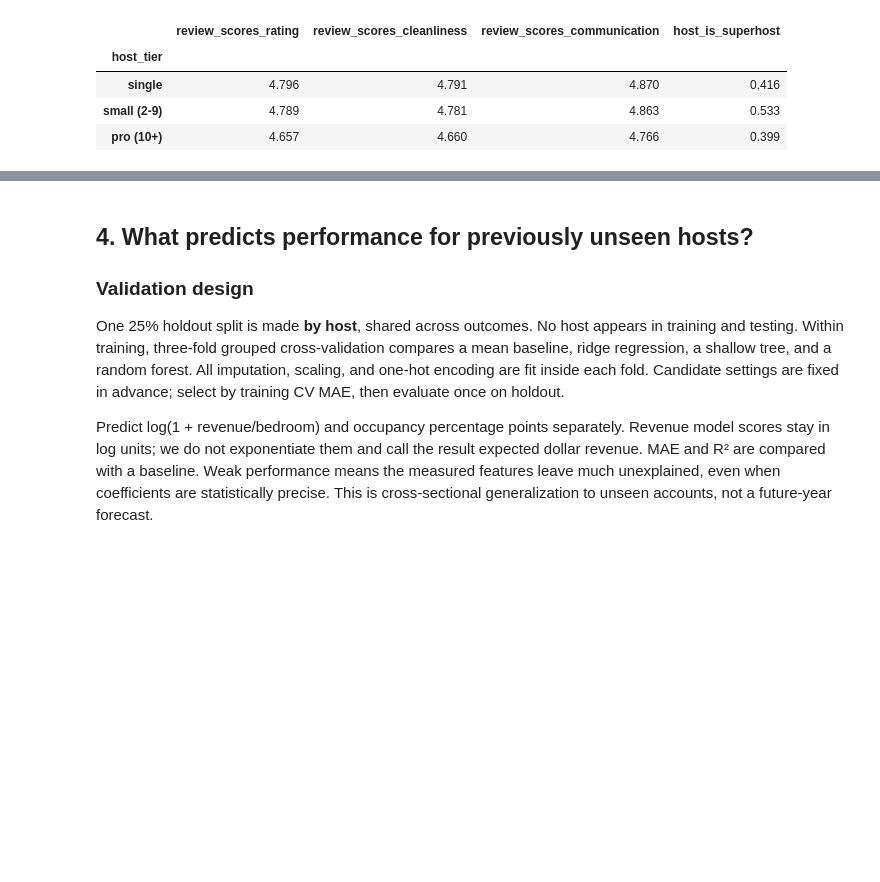
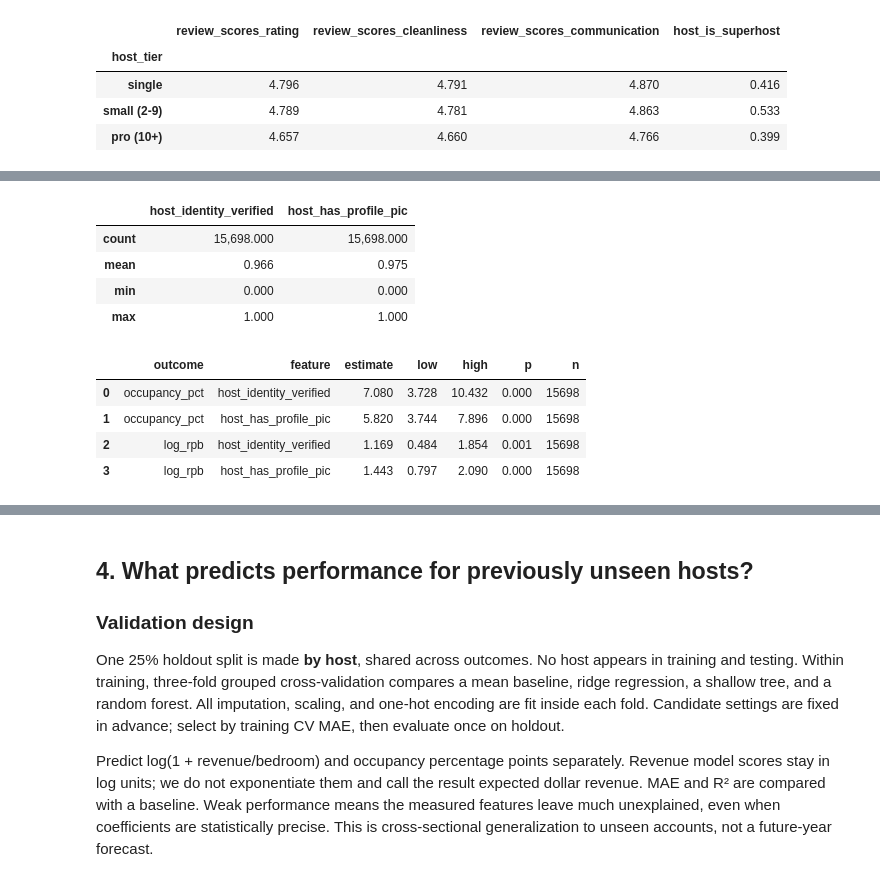
Before and after one commit to 415jason/DSBA_6211, a Jupyter notebook: notebooks/04_performance_drivers.ipynb, the cells around one changed output, grey strips where cells are left out. Saved outputs shown, nothing was run; the diff lists cells and outputs as text; code cells hidden in the pictures; blank space fills up the shorter version.

```diff
--- a/notebooks/04_performance_drivers.ipynb
+++ b/notebooks/04_performance_drivers.ipynb
@@ -419,0 +507,23 @@ display(rated.groupby('host_tier',observed=True)[['review_scores_rating','review
+# %%
+profile_fields=['host_identity_verified','host_has_profile_pic']
+profile_data=model_data.dropna(subset=profile_fields).copy()
+profile_rows=[]
+for outcome in ['occupancy_pct','log_rpb']:
+    m=clustered(outcome+' ~ '+rhs['With amenities']+' + '+' + '.join(profile_fields),profile_data)
+    for term in profile_fields:
+        lo,hi=m.conf_int().loc[term]
+        profile_rows.append(dict(outcome=outcome,feature=term,estimate=m.params[term],low=lo,high=hi,p=m.pvalues[term],n=int(m.nobs)))
+profile_results=pd.DataFrame(profile_rows)
+display(profile_data[profile_fields].agg(['count','mean','min','max']))
+display(profile_results)
+# %% [output]
+|  | host_identity_verified | host_has_profile_pic |
+| count | 15,698.000 | 15,698.000 |
+| mean | 0.966 | 0.975 |
+| min | 0.000 | 0.000 |
+| max | 1.000 | 1.000 |
+|  | outcome | feature | estimate | low | high | p | n |
+| 0 | occupancy_pct | host_identity_verified | 7.080 | 3.728 | 10.432 | 0.000 | 15698 |
+| 1 | occupancy_pct | host_has_profile_pic | 5.820 | 3.744 | 7.896 | 0.000 | 15698 |
+| 2 | log_rpb | host_identity_verified | 1.169 | 0.484 | 1.854 | 0.001 | 15698 |
+| 3 | log_rpb | host_has_profile_pic | 1.443 | 0.797 | 2.090 | 0.000 | 15698 |
```
Also changed, not shown: parts of 13 cells of this notebook.
